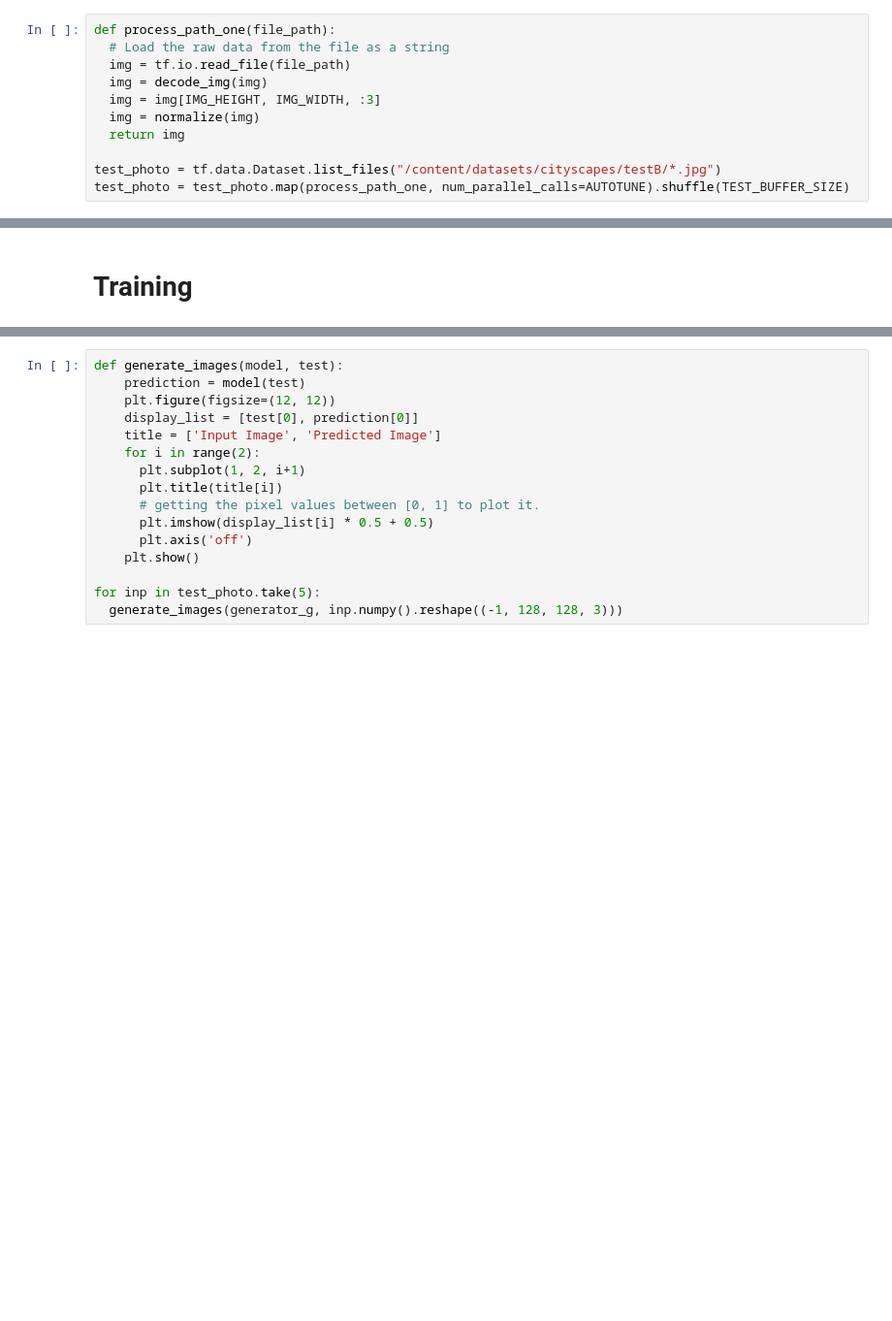
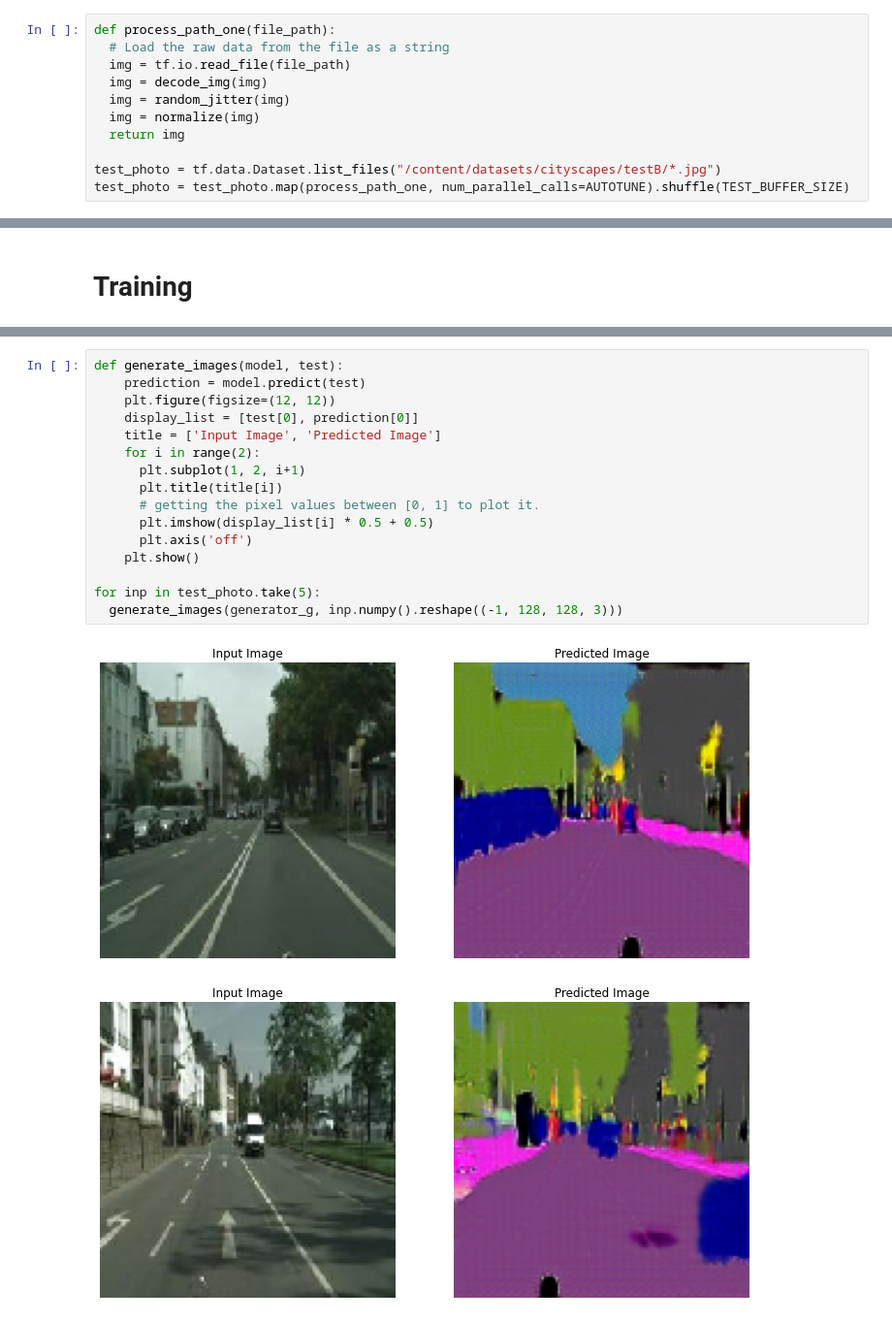
Before and after one commit to AdamClarkStandke/GAN_Models, a Jupyter notebook: CycleGANv2020_ResNetCompositeBufferModel.ipynb, the cells around one changed output, grey strips where cells are left out. Shown at 97% size. Saved outputs shown, nothing was run; the diff lists cells and outputs as text; blank space fills up the shorter version.

```diff
--- a/CycleGANv2020_ResNetCompositeBufferModel.ipynb
+++ b/CycleGANv2020_ResNetCompositeBufferModel.ipynb
@@ -165,7 +166,7 @@ def process_path_one(file_path):
   # Load the raw data from the file as a string
   img = tf.io.read_file(file_path)
   img = decode_img(img)
-  img = img[IMG_HEIGHT, IMG_WIDTH, :3]
+  img = random_jitter(img)
   img = normalize(img)
   return img
 
@@ -623,16 +641,19 @@ x.fit()
 # %%
 def generate_images(model, test):
-    prediction = model(test)
+    prediction = model.predict(test)
     plt.figure(figsize=(12, 12))
     display_list = [test[0], prediction[0]]
     title = ['Input Image', 'Predicted Image']
     for i in range(2):
       plt.subplot(1, 2, i+1)
       plt.title(title[i])
       # getting the pixel values between [0, 1] to plot it.
       plt.imshow(display_list[i] * 0.5 + 0.5)
       plt.axis('off')
     plt.show()
 
 for inp in test_photo.take(5):
   generate_images(generator_g, inp.numpy().reshape((-1, 128, 128, 3)))
+# %% [output]
+[figure, added]
+[figure, added]
```
Also changed, not shown: parts of 21 cells of this notebook.
